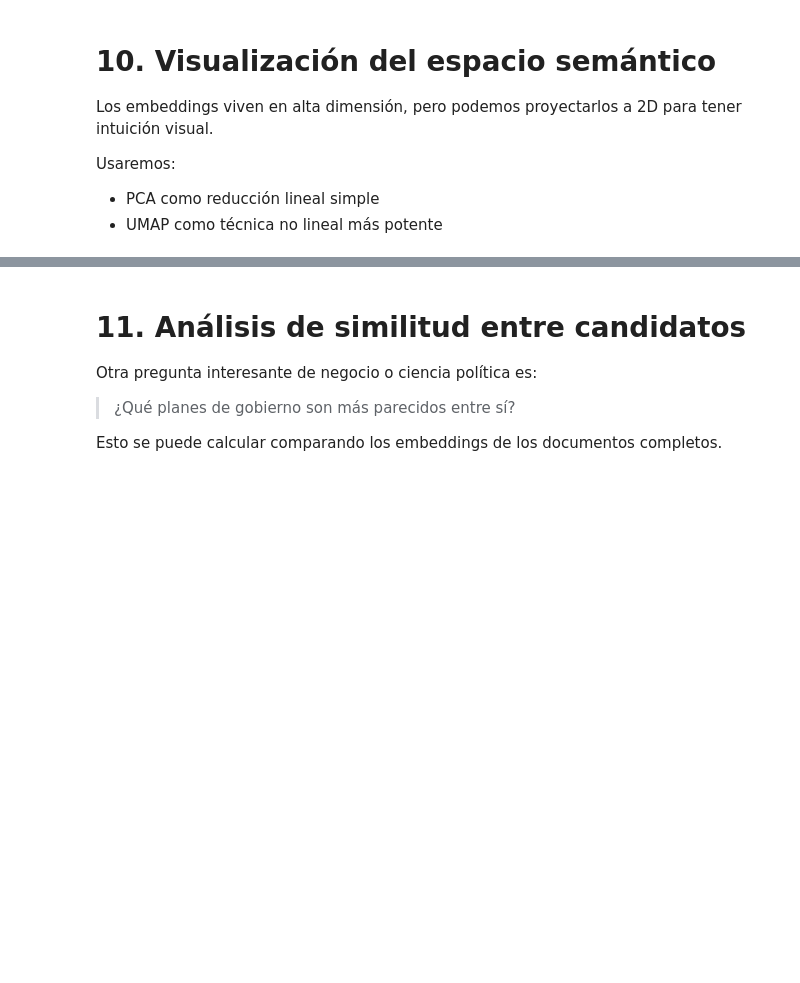
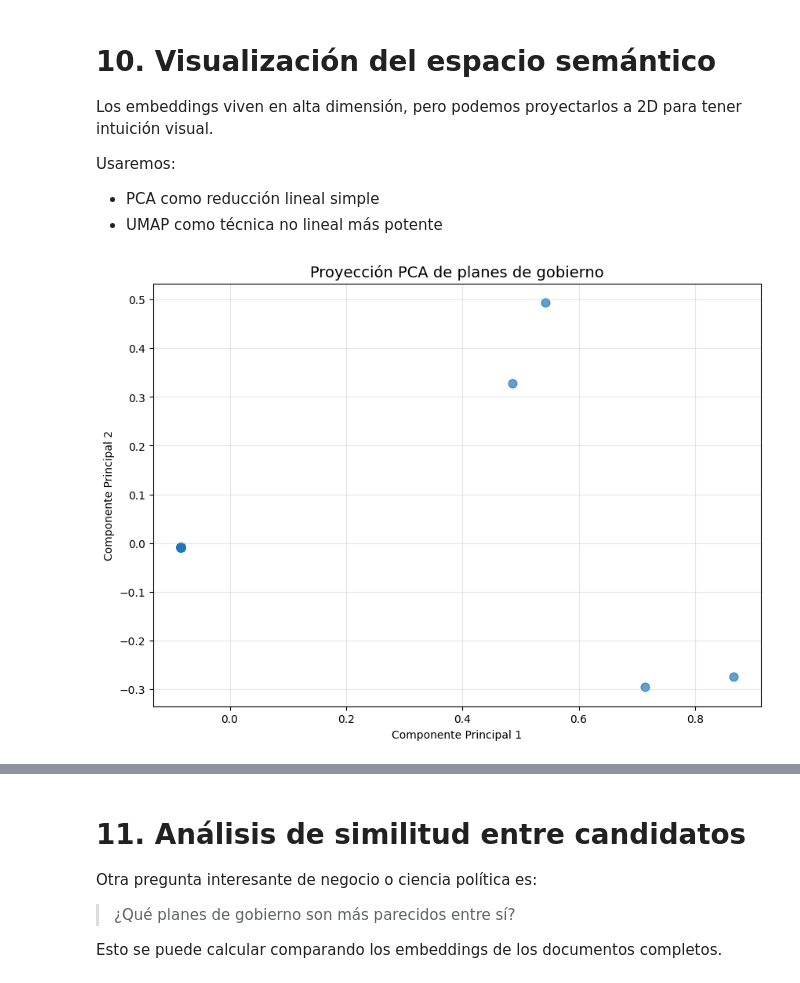
Before and after one commit to josefrodrim/ML-course, a Jupyter notebook: Clase_14A_Transformes.ipynb, the cells around one changed output, grey strips where cells are left out. Saved outputs shown, nothing was run; the diff lists cells and outputs as text; code cells hidden in the pictures; blank space fills up the shorter version.

```diff
--- a/Clase_14A_Transformes.ipynb
+++ b/Clase_14A_Transformes.ipynb
@@ -439,14 +504,27 @@ Usaremos:
 - PCA como reducción lineal simple
 - UMAP como técnica no lineal más potente
 # %%
+import matplotlib.pyplot as plt
 from sklearn.decomposition import PCA
 
 pca = PCA(n_components=2)
-emb_2d_pca = pca.fit_transform(embeddings)
+emb_2d = pca.fit_transform(embeddings)
 
-plt.figure(figsize=(8,6))
-plt.scatter(emb_2d_pca[:,0], emb_2d_pca[:,1])
-plt.title("Proyección PCA de planes de gobierno")
-plt.xlabel("PC1")
-plt.ylabel("PC2")
+plt.figure(figsize=(10,7))
+
+plt.scatter(
+    emb_2d[:,0],
+    emb_2d[:,1],
+    alpha=0.7,
+    s=60
+)
+
+plt.title("Proyección PCA de planes de gobierno", fontsize=14)
+plt.xlabel("Componente Principal 1")
+plt.ylabel("Componente Principal 2")
+
+plt.grid(alpha=0.3)
+
 plt.show()
+# %% [output]
+[figure, added]
```
Also changed, not shown: parts of 21 cells of this notebook, 6 other files.
